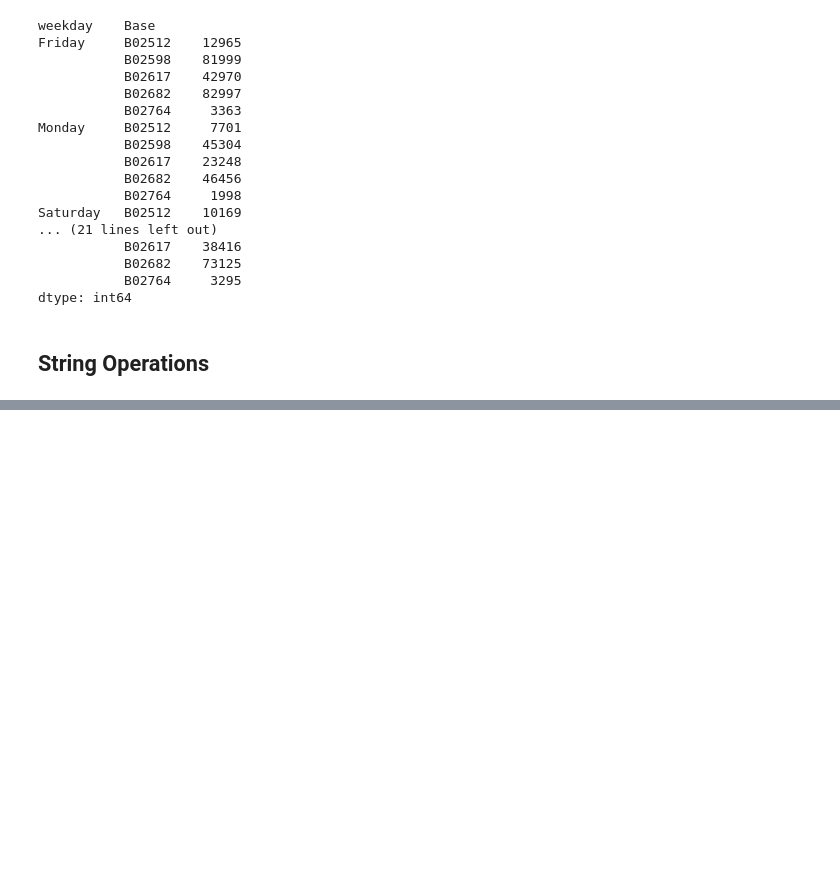
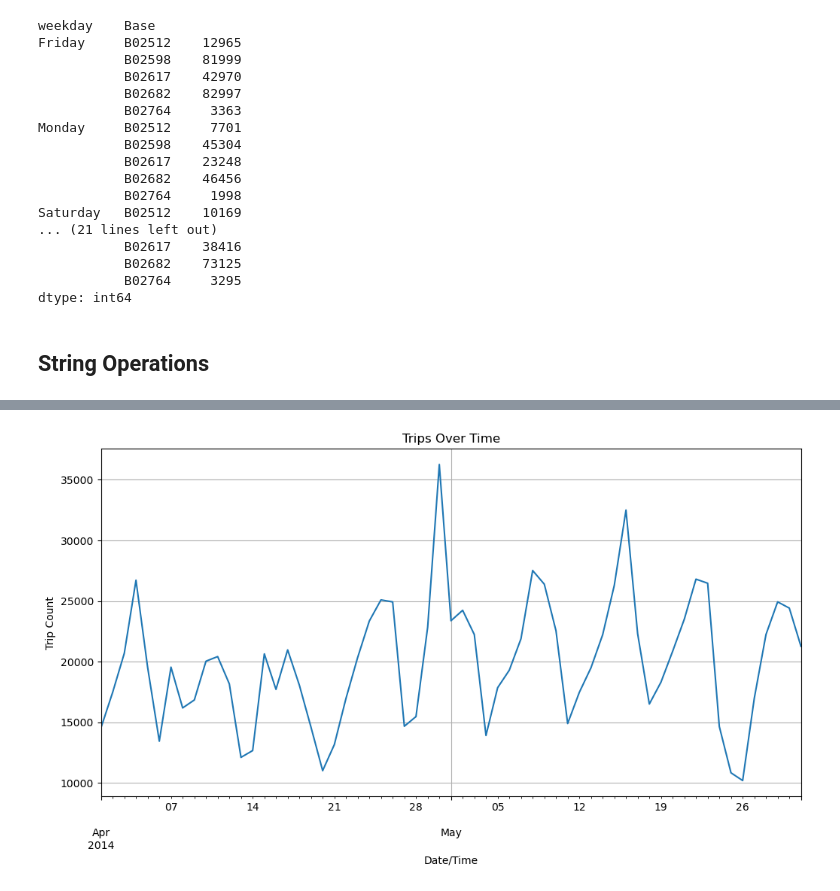
Before and after one commit to Ambily313/Uber-NYC-Trip-Analysis, a Jupyter notebook: ubernyc.ipynb, the cells around one changed output, grey strips where cells are left out. Saved outputs shown, nothing was run; the diff lists cells and outputs as text; code cells hidden in the pictures; blank space fills up the shorter version.

```diff
--- a/ubernyc.ipynb
+++ b/ubernyc.ipynb
@@ -707,0 +814,8 @@ Load the pickle file and verify its contents.
+# %%
+# Plot number of trips over time (line plot)
+april_may.resample('D').size().plot(figsize=(12,6), title='Trips Over Time')
+plt.ylabel('Trip Count')
+plt.grid()
+plt.show()
+# %% [output]
+[figure, added]
```
Also changed, not shown: parts of 21 cells of this notebook, 3 other files.
